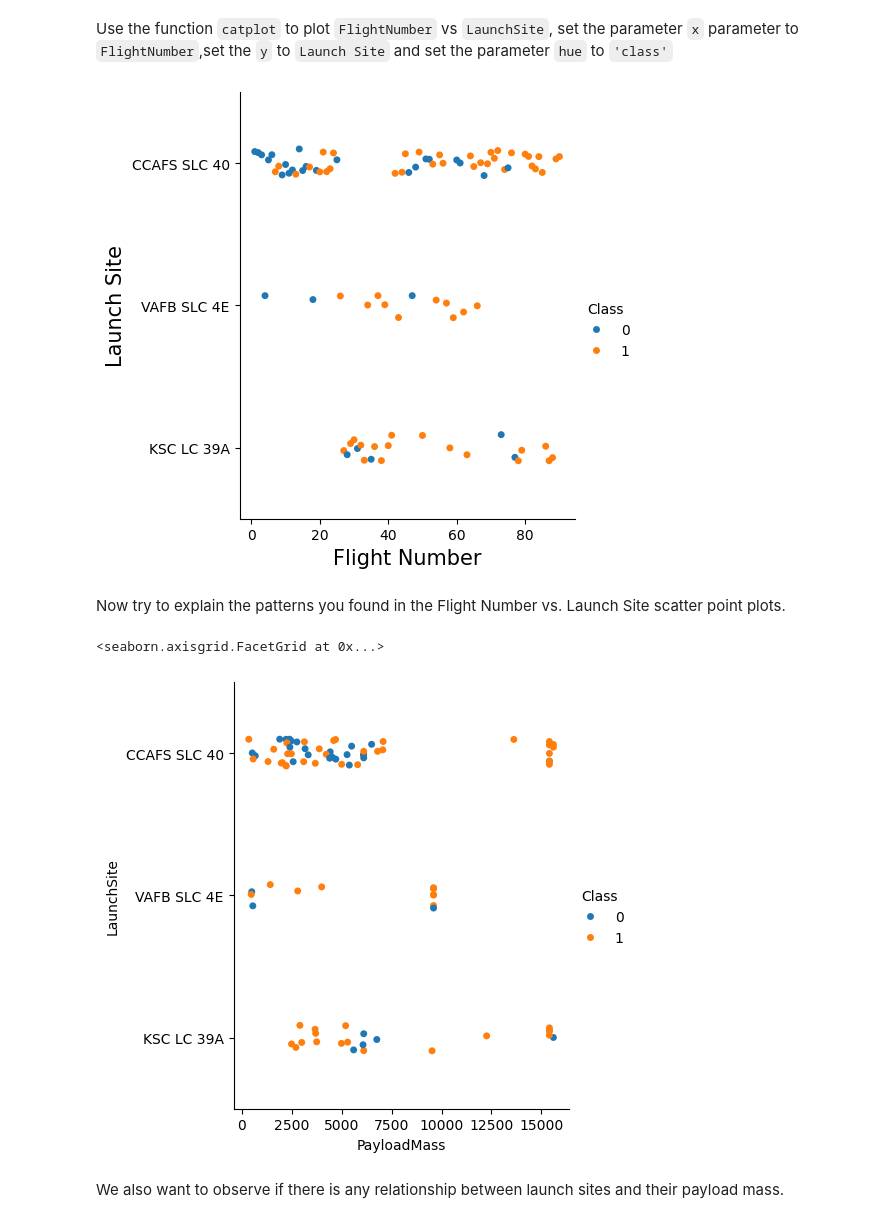
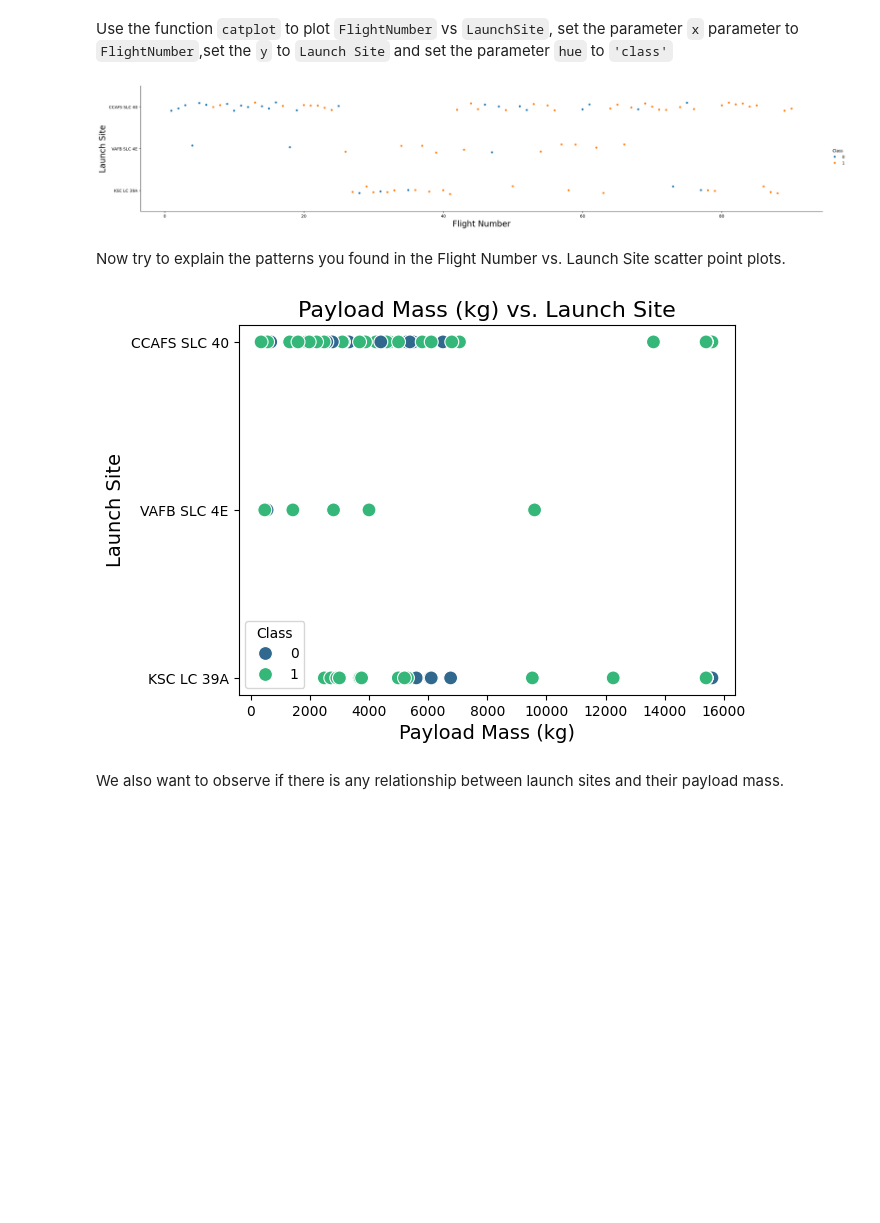
Before and after one commit to happymondaynkanta/Data-Science-Capstone, a Jupyter notebook: module_2_edadataviz.ipynb, the cells around one changed output. Drawn from its saved outputs; the diff is of its cells as text; code cells hidden in the pictures; blank space fills up the shorter version.

```diff
--- a/module_2_edadataviz.ipynb
+++ b/module_2_edadataviz.ipynb
@@ -94,20 +97,23 @@ sns.catplot(x="FlightNumber", y="LaunchSite", hue="Class", data=df, aspect=1)
 Use the function <code>catplot</code> to plot <code>FlightNumber</code> vs <code>LaunchSite</code>, set the  parameter <code>x</code>  parameter to <code>FlightNumber</code>,set the  <code>y</code> to <code>Launch Site</code> and set the parameter <code>hue</code> to <code>'class'</code>
 # %%
 # Plot a scatter point chart with x axis to be Flight Number and y axis to be the launch site, and hue to be the class value
-sns.catplot(x="FlightNumber", y="LaunchSite", hue="Class", data=df, aspect=1)
-plt.xlabel("Flight Number", fontsize=15)
-plt.ylabel("Launch Site", fontsize=15)
+sns.catplot(y="LaunchSite", x="FlightNumber", hue="Class", data=df, aspect = 5)
+plt.xlabel("Flight Number",fontsize=20)
+plt.ylabel("Launch Site",fontsize=20)
 plt.show()
 # %% [output]
-[figure, old version]
+[figure, new version]
 # %% [markdown]
 Now try to explain the patterns you found in the Flight Number vs. Launch Site scatter point plots.
 # %%
-### TASK 2: Visualize the relationship between Payload and Launch Site
-sns.catplot(x="PayloadMass", y="LaunchSite", hue="Class", data=df, aspect=1)
+# Visualizing the relationship between Payload Mass (kg) and Launch Site
+sns.scatterplot(x="PayloadMass", y="LaunchSite", hue="Class", data=df, palette="viridis", s=100)
+plt.xlabel("Payload Mass (kg)", fontsize=14)
+plt.ylabel("Launch Site", fontsize=14)
+plt.title("Payload Mass (kg) vs. Launch Site", fontsize=16)
+plt.show()
 # %% [output]
-<seaborn.axisgrid.FacetGrid at 0x...>
-[figure, old version]
+[figure, new version]
 # %% [markdown]
 We also want to observe if there is any relationship between launch sites and their payload mass.
 # %%
```
Also changed, not shown: parts of 15 cells of this notebook.
